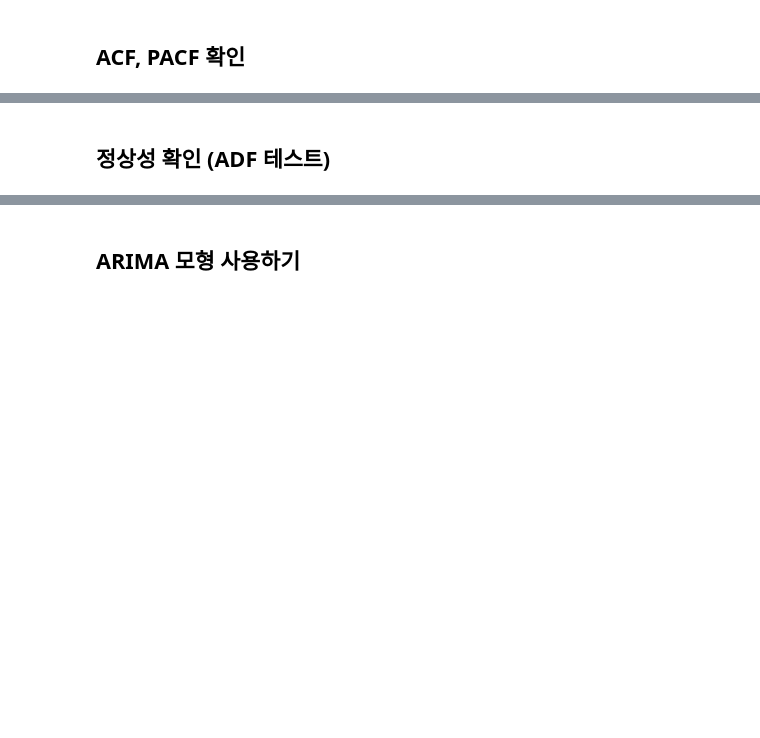
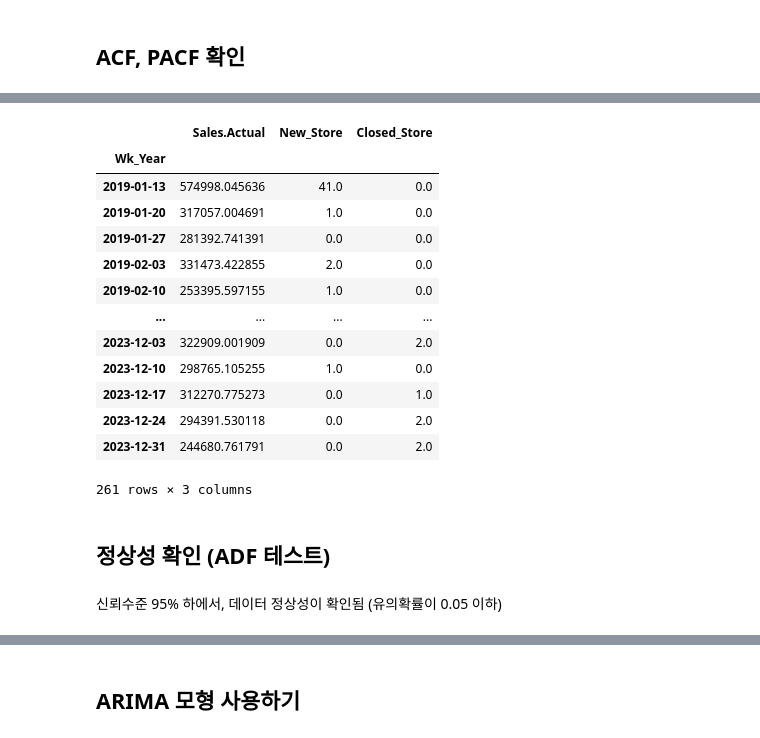
Before and after one commit to 0minKoh/time-series-analysis, a Jupyter notebook: EDA/topic_3.ipynb, the cells around one changed output, grey strips where cells are left out. Drawn from its saved outputs; the diff is of its cells as text; code cells hidden in the pictures; blank space fills up the shorter version.

```diff
--- a/EDA/topic_3.ipynb
+++ b/EDA/topic_3.ipynb
@@ -132,5 +148,27 @@ p-value: 0.6132476217161686
+# %%
+# 시계열 데이터 확인
+## merged_data = 오프라인 개폐업 event와 온라인 세일즈의 병합 데이터프레임
+
+merged_data
+# %% [output]
+|  | Sales.Actual | New_Store | Closed_Store |
+| Wk_Year |  |  |  |
+| 2019-01-13 | 574998.045636 | 41.0 | 0.0 |
+| 2019-01-20 | 317057.004691 | 1.0 | 0.0 |
+| 2019-01-27 | 281392.741391 | 0.0 | 0.0 |
+| 2019-02-03 | 331473.422855 | 2.0 | 0.0 |
+| 2019-02-10 | 253395.597155 | 1.0 | 0.0 |
+| ... | ... | ... | ... |
+| 2023-12-03 | 322909.001909 | 0.0 | 2.0 |
+| 2023-12-10 | 298765.105255 | 1.0 | 0.0 |
+| 2023-12-17 | 312270.775273 | 0.0 | 1.0 |
+| 2023-12-24 | 294391.530118 | 0.0 | 2.0 |
+| 2023-12-31 | 244680.761791 | 0.0 | 2.0 |
+261 rows × 3 columns
 # %% [markdown]
 ## 정상성 확인 (ADF 테스트)
+# %% [markdown]
+신뢰수준 95% 하에서, 데이터 정상성이 확인됨 (유의확률이 0.05 이하)
 # %%
 result = adfuller(merged_data['Sales.Actual'])
 print('ADF Statistic:', result[0])
```
Also changed, not shown: parts of 15 cells of this notebook, 1 other file.
